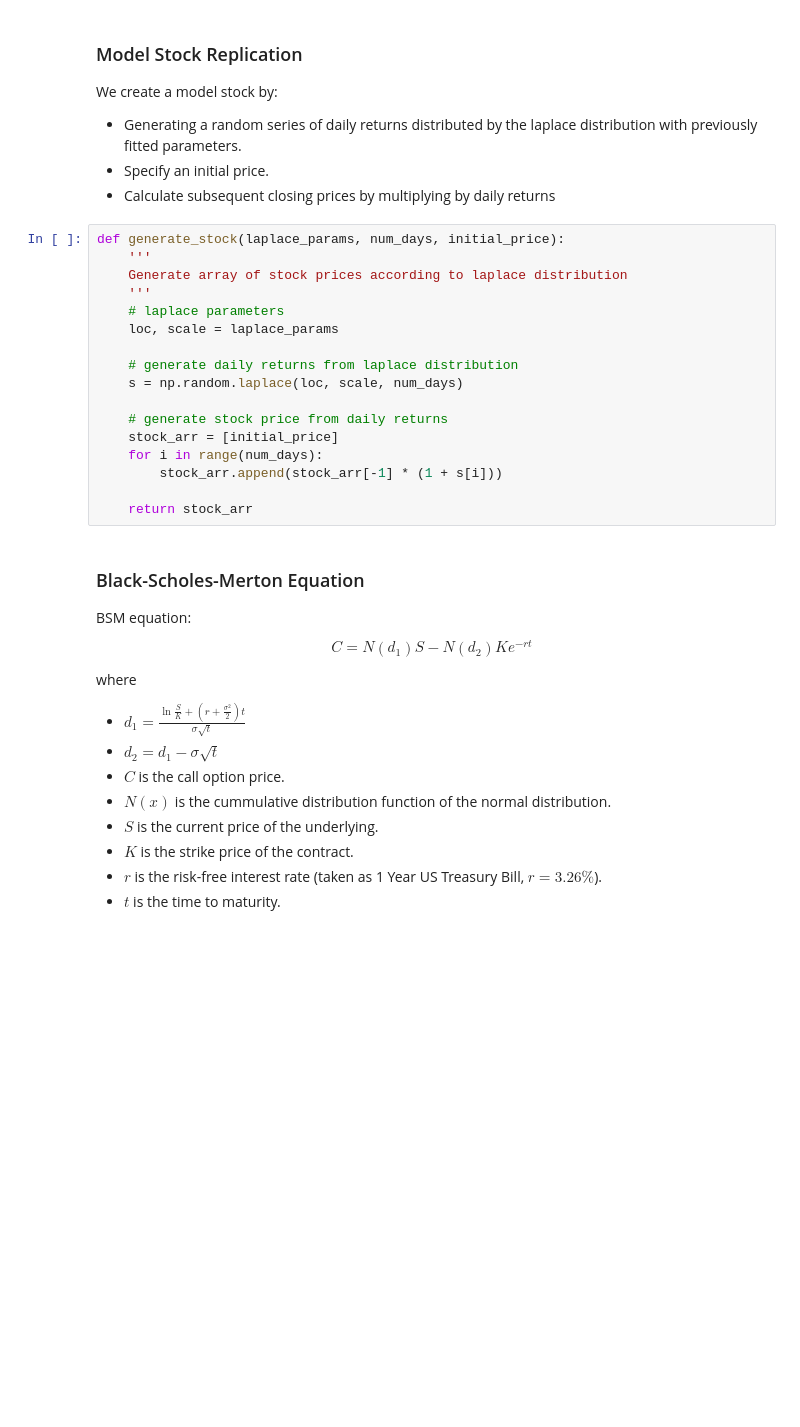
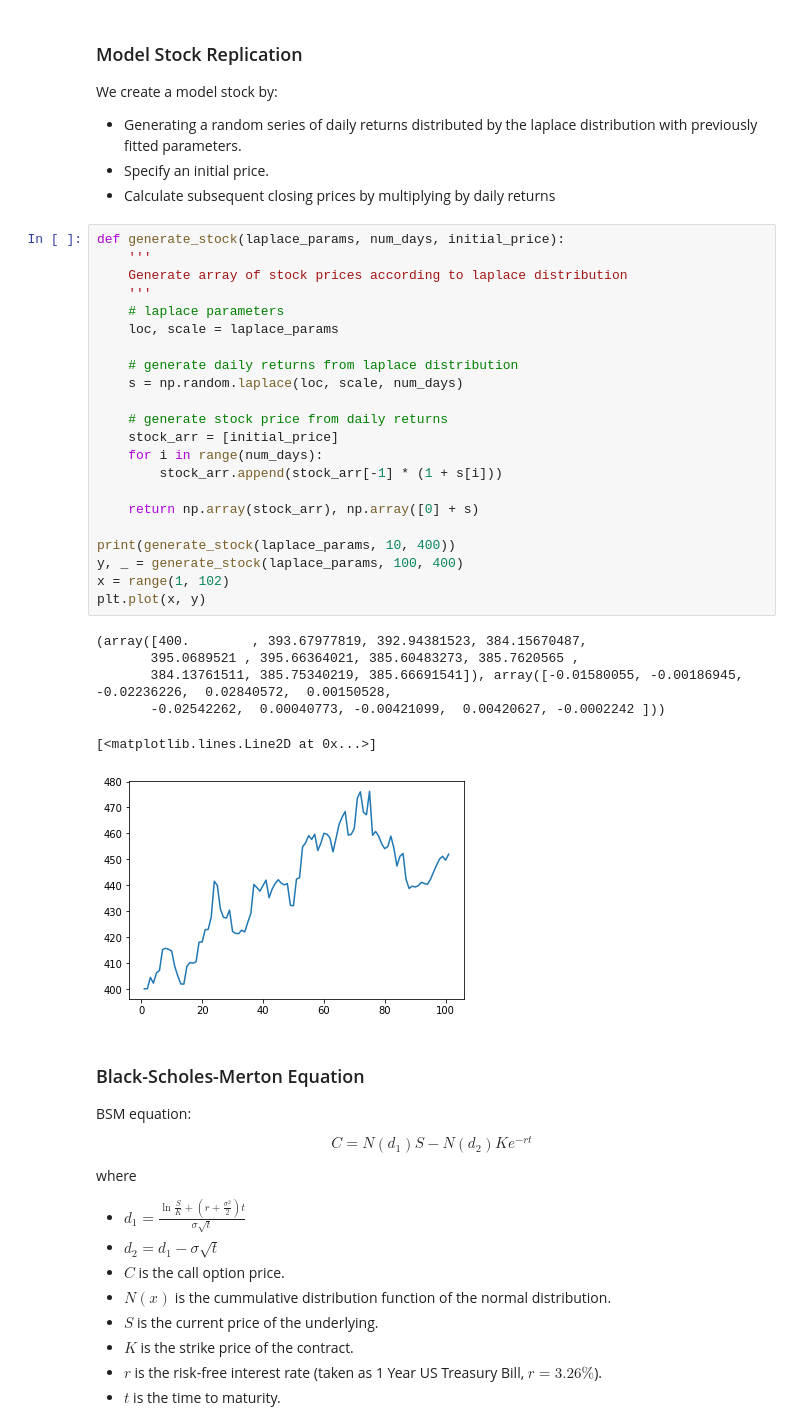
Before and after one commit to ag3nt3154/Quantitative_Finance_Modelling, a Jupyter notebook: Simulation of Theta Strategies/MAIN.ipynb, the cells around one changed output. Drawn from its saved outputs; the diff is of its cells as text; blank space fills up the shorter version.

```diff
--- a/Simulation of Theta Strategies/MAIN.ipynb
+++ b/Simulation of Theta Strategies/MAIN.ipynb
@@ -116,20 +118,32 @@ We create a model stock by:
 # %%
 def generate_stock(laplace_params, num_days, initial_price):
     '''
     Generate array of stock prices according to laplace distribution
     '''
     # laplace parameters
     loc, scale = laplace_params
 
     # generate daily returns from laplace distribution
     s = np.random.laplace(loc, scale, num_days)
 
     # generate stock price from daily returns
     stock_arr = [initial_price]
     for i in range(num_days):
         stock_arr.append(stock_arr[-1] * (1 + s[i]))
 
-    return stock_arr
+    return np.array(stock_arr), np.array([0] + s)
+
+print(generate_stock(laplace_params, 10, 400))
+y, _ = generate_stock(laplace_params, 100, 400)
+x = range(1, 102)
+plt.plot(x, y)
+# %% [output]
+(array([400.        , 393.67977819, 392.94381523, 384.15670487,
+       395.0689521 , 395.66364021, 385.60483273, 385.7620565 ,
+       384.13761511, 385.75340219, 385.66691541]), array([-0.01580055, -0.00186945, -0.02236226,  0.02840572,  0.00150528,
+       -0.02542262,  0.00040773, -0.00421099,  0.00420627, -0.0002242 ]))
+[<matplotlib.lines.Line2D at 0x...>]
+[figure, added]
 # %% [markdown]
 ### Black-Scholes-Merton Equation
 BSM equation:
```
Also changed, not shown: parts of 13 cells of this notebook, 1 other file.
